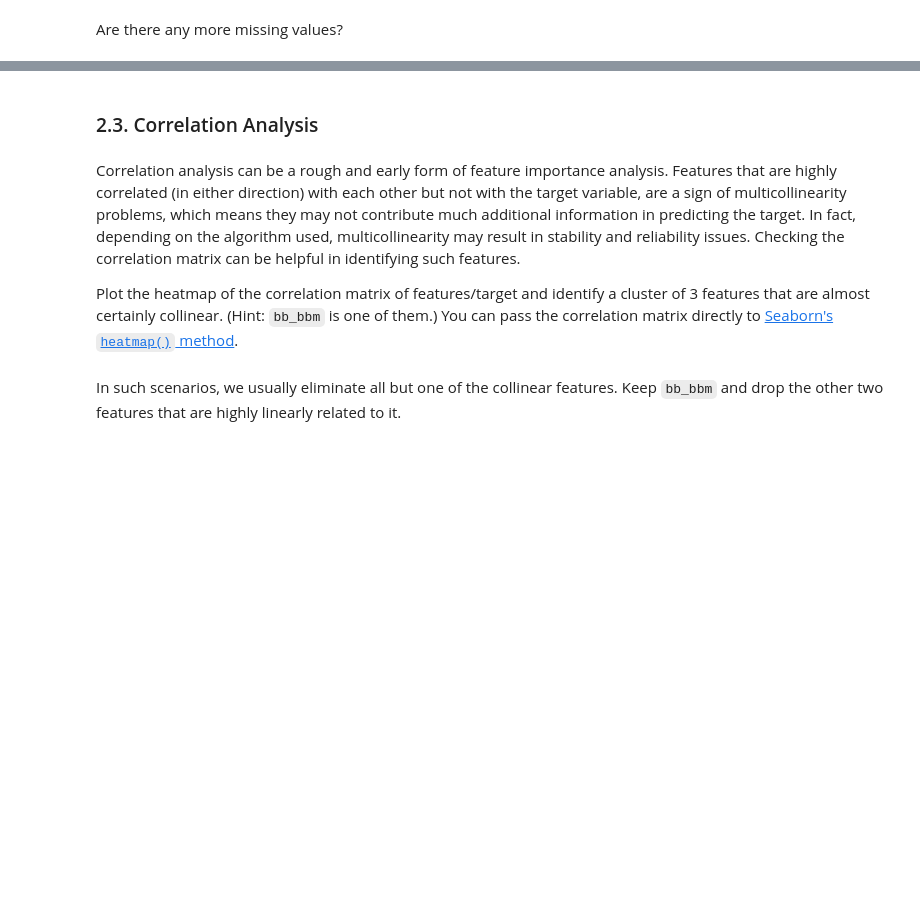
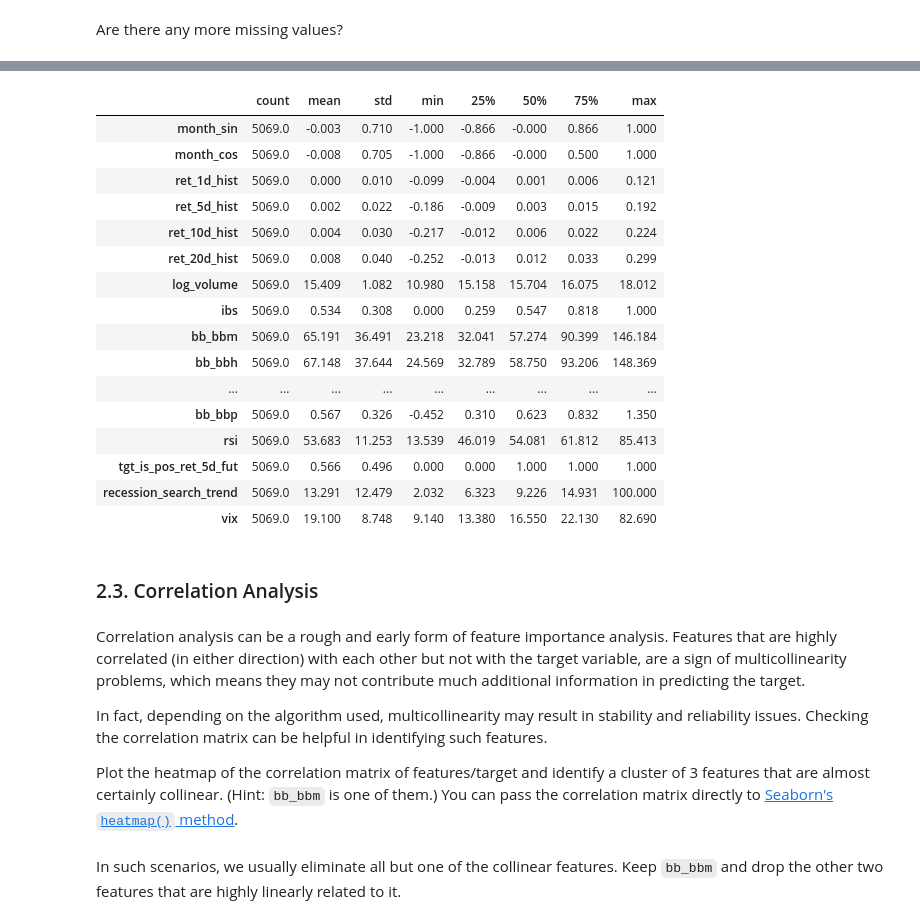
Before and after one commit to waynebar69/xlv-volatility-sentiment-ml, a Jupyter notebook: notebooks/xlv_prediction_model.ipynb.ipynb, the cells around one changed output, grey strips where cells are left out. Drawn from its saved outputs; the diff is of its cells as text; code cells hidden in the pictures; blank space fills up the shorter version.

```diff
--- a/notebooks/xlv_prediction_model.ipynb.ipynb
+++ b/notebooks/xlv_prediction_model.ipynb.ipynb
@@ -469,4 +503,4 @@ Add the column `tgt_is_pos_ret_5d_fut` as type `int` to `data`, denoting whether
 # %%
 # Create the prediction target: an integer indicating whether future 5-day returns are positive (1) or negative (0)
-## YOUR CODE HERE ##
+data["tgt_is_pos_ret_5d_fut"] = np.where(xlv_data["Adj Close"].pct_change(5) > 0, 1, 0)
 # %% [markdown]
@@ -510,2 +575,5 @@ Some features, such as historical returns, RSI, Bollinger Bands and BB indicator
+# %%
+# drop the first 20 days of data (up to but not including idx=20)
+data = data.drop(data.index[:20])
 # %% [markdown]
 Are there any more missing values?
@@ -517,0 +622,3 @@ Even if there aren't, you remember that when you calculated the target variable
+# %%
+# drop the last 5 rows of data
+data = data.drop(data.tail(5).index)
@@ -522,11 +658,37 @@ data.info()
 # %%
-data.describe()
+data.describe().round(3).T
+# %% [output]
+|  | count | mean | std | min | 25% | 50% | 75% | max |
+| month_sin | 5069.0 | -0.003 | 0.710 | -1.000 | -0.866 | -0.000 | 0.866 | 1.000 |
+| month_cos | 5069.0 | -0.008 | 0.705 | -1.000 | -0.866 | -0.000 | 0.500 | 1.000 |
+| ret_1d_hist | 5069.0 | 0.000 | 0.010 | -0.099 | -0.004 | 0.001 | 0.006 | 0.121 |
+| ret_5d_hist | 5069.0 | 0.002 | 0.022 | -0.186 | -0.009 | 0.003 | 0.015 | 0.192 |
+| ret_10d_hist | 5069.0 | 0.004 | 0.030 | -0.217 | -0.012 | 0.006 | 0.022 | 0.224 |
+| ret_20d_hist | 5069.0 | 0.008 | 0.040 | -0.252 | -0.013 | 0.012 | 0.033 | 0.299 |
+| log_volume | 5069.0 | 15.409 | 1.082 | 10.980 | 15.158 | 15.704 | 16.075 | 18.012 |
+| ibs | 5069.0 | 0.534 | 0.308 | 0.000 | 0.259 | 0.547 | 0.818 | 1.000 |
+| bb_bbm | 5069.0 | 65.191 | 36.491 | 23.218 | 32.041 | 57.274 | 90.399 | 146.184 |
+| bb_bbh | 5069.0 | 67.148 | 37.644 | 24.569 | 32.789 | 58.750 | 93.206 | 148.369 |
+| ... | ... | ... | ... | ... | ... | ... | ... | ... |
+| bb_bbp | 5069.0 | 0.567 | 0.326 | -0.452 | 0.310 | 0.623 | 0.832 | 1.350 |
+| rsi | 5069.0 | 53.683 | 11.253 | 13.539 | 46.019 | 54.081 | 61.812 | 85.413 |
+| tgt_is_pos_ret_5d_fut | 5069.0 | 0.566 | 0.496 | 0.000 | 0.000 | 1.000 | 1.000 | 1.000 |
+| recession_search_trend | 5069.0 | 13.291 | 12.479 | 2.032 | 6.323 | 9.226 | 14.931 | 100.000 |
+| vix | 5069.0 | 19.100 | 8.748 | 9.140 | 13.380 | 16.550 | 22.130 | 82.690 |
 # %% [markdown]
 ### 2.3. Correlation Analysis
 # %% [markdown]
-Correlation analysis can be a rough and early form of feature importance analysis. Features that are highly correlated (in either direction) with each other but not with the target variable, are a sign of multicollinearity problems, which means they may not contribute much additional information in predicting the target. In fact, depending on the algorithm used, multicollinearity may result in stability and reliability issues. Checking the correlation matrix can be helpful in identifying such features.
+Correlation analysis can be a rough and early form of feature importance analysis.
+Features that are highly correlated (in either direction) with each other but
+not with the target variable, are a sign of multicollinearity problems, which means
+they may not contribute much additional information in predicting the target.
 
-Plot the heatmap of the correlation matrix of features/target and identify a cluster of 3 features that are almost certainly collinear. (Hint: `bb_bbm` is one of them.) You can pass the correlation matrix directly to [Seaborn's `heatmap()` method](https://seaborn.pydata.org/generated/seaborn.heatmap.html).
+In fact, depending on the algorithm used, multicollinearity may result in stability
+and reliability issues. Checking the correlation matrix can be helpful in identifying such features.
+
+Plot the heatmap of the correlation matrix of features/target and identify a cluster
+of 3 features that are almost certainly collinear. (Hint: `bb_bbm` is one of them.)
+You can pass the correlation matrix directly to [Seaborn's `heatmap()` method](https://seaborn.pydata.org/generated/seaborn.heatmap.html).
 # %%
 ## YOUR CODE HERE ##
 # %% [markdown]
```
Also changed, not shown: parts of 48 cells of this notebook.
